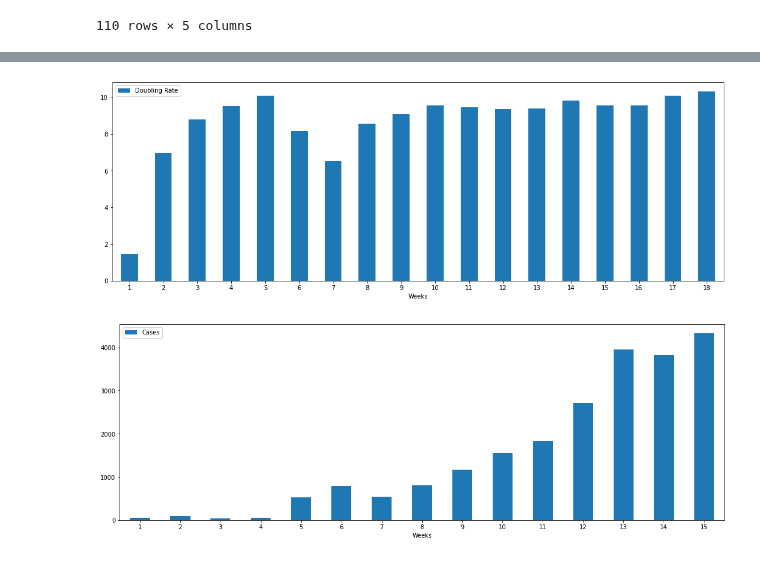
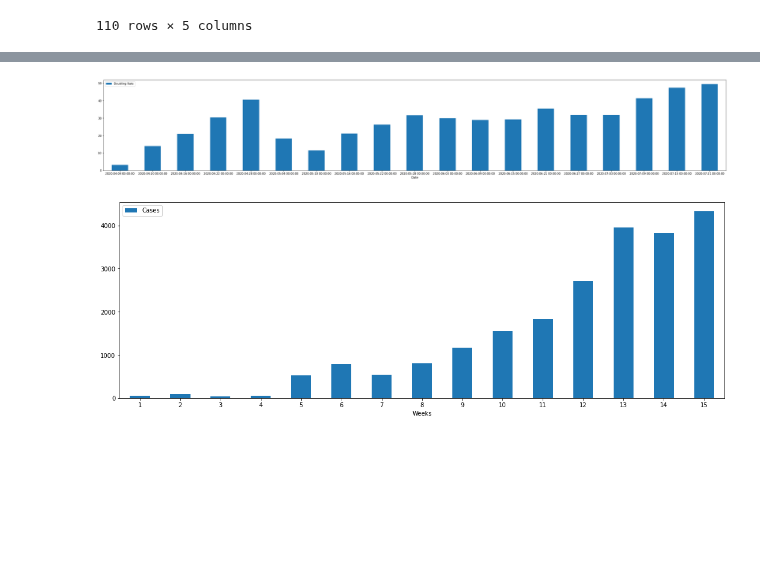
Before and after one commit to skbhere/COVID-19-Case-Forecasting, a Jupyter notebook: 01_TN.ipynb, the cells around one changed output, grey strips where cells are left out. Drawn from its saved outputs; the diff is of its cells as text; code cells hidden in the pictures; blank space fills up the shorter version.

```diff
--- a/01_TN.ipynb
+++ b/01_TN.ipynb
@@ -480,21 +481,29 @@ fig.savefig('H Value')
 # %%
 #Doubling Rate for every 7 days
-T=DF['Total Confirmed']
 an = 6
-reminder = len(T)%an
+T = np.log(DF['Total Confirmed'])
+
+reminder = (len(T)%an)
 if reminder != 0 :
-  T = T[:-reminder]
-re = ((len(T))//an )
-Week=range(1,re)
-T = T. to_numpy()
+  T = T[0:-reminder]
+re = ((len(T))// an )
+Week=range(0,re)
+T = T.to_numpy()
 T=T.reshape(re,an)
 double =  []
-n=0
-while n<len(T):
-  v= (an*2) / (T[n][(an-1)] / T[n][0])
-  double.append(v)
-  n= n+1
-DRate = pd.DataFrame(list(zip(double, Week)),
-               columns =['DRate', 'Weeks'])
-DRate.tail()
+for n in range(0,len(T)):
+  l2 = np.log(2)
+  X = T[n]
+  X=X.reshape(-1, 1)
+  Y=np.asarray(range(0,an))
+  Y=Y.reshape(-1, 1)
+  reg = LinearRegression().fit(X,Y)
+  slope = reg.coef_
+  v= slope/l2
+  double.append(v[0][0])
+WL = DF['date']
+WL=WL[6::an]
+DRate = pd.DataFrame(list(zip(double, Week,WL)),
+               columns =['DRate', 'Weeks','Date'])
+len(T),reminder
 # %% [output]
@@ -513,8 +532,11 @@ weekly = pd.DataFrame(list(zip(WCases, Week)),
 # %%
-ax = DRate.plot.bar(x='Weeks', y='DRate', rot=0,figsize=(18,6),label='Doubling Rate' )
+
+import datetime as dt
+
+ax = DRate.plot.bar(x='Date', y='DRate', rot=0,figsize=(40,6),label='Doubling Rate')
 plt.savefig('TN Doubling Rate')
 # %% [output]
-[figure, old version]
+[figure, new version]
 # %%
 
 ax1 = weekly.plot.bar(x='Weeks', y='Cases', rot=0,figsize=(18,6))
```
Also changed, not shown: parts of 13 cells of this notebook.
